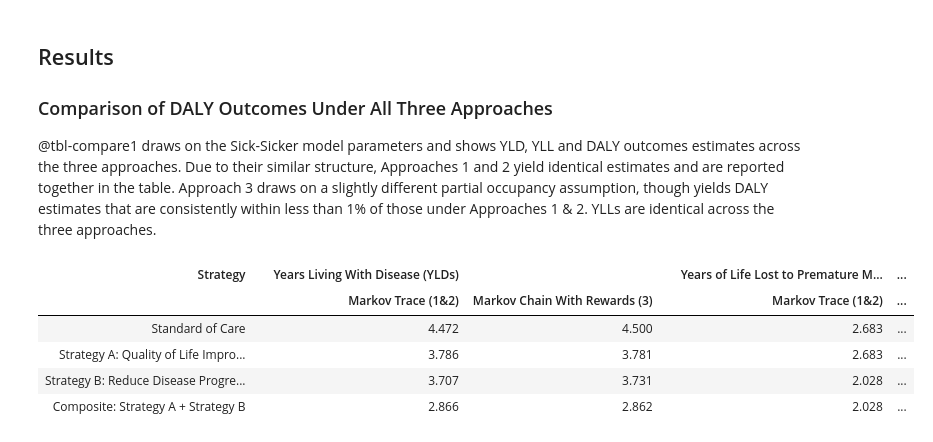
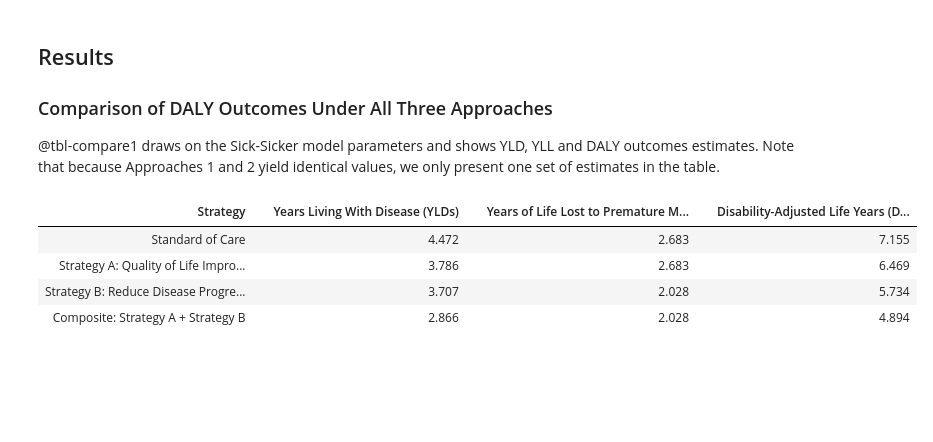
Before and after one commit to graveja0/dalys, a Jupyter notebook: index.embed.ipynb, the cells around one changed output. Cells and saved outputs as stored; diff of their text form; code cells hidden in the pictures; blank space fills up the shorter version.

```diff
--- a/index.embed.ipynb
+++ b/index.embed.ipynb
@@ -200,7 +167,7 @@ params_ <- list(
     u_trtA = 0.95, # utility weight for treatment A (S1 state)
     dw_trtA = 0.05,    # Disability weight for sick under treatment A
 
-    c_trtB = 12000, # cost of treatment B
+    c_trtB = 13000, # cost of treatment B
     hr_S1S2_trtB = 0.6, # reduction in rate of disease progression
 
     df_ExR =
@@ -1601,52 +1027,40 @@ result3 <- cbind(LY3, YLD3, YLL3, DALY3, QALY3,COST3) %>%
 
 ### Comparison of DALY Outcomes Under All Three Approaches
 
-@tbl-compare1 draws on the Sick-Sicker model parameters and shows YLD, YLL and DALY outcomes estimates across the three approaches. Due to their similar structure, Approaches 1 and 2 yield identical estimates and are reported together in the table. Approach 3 draws on a slightly different partial occupancy assumption, though yields DALY estimates that are consistently within less than 1% of those under Approaches 1 & 2. YLLs are identical across the three approaches.
+@tbl-compare1 draws on the Sick-Sicker model parameters and shows YLD, YLL and DALY outcomes estimates. Note that because Approaches 1 and 2 yield identical values, we only present one set of estimates in the table.
 # %%
 tab <-
   result1 %>%
-  bind_rows(result3) %>%
   select(approach,strategy,YLD,YLL,DALY) %>%
   gather(outcome,value,-strategy,-approach) %>%
   mutate(approach = case_when(
     approach == "Markov Trace" ~ "1-2",
     .default = "3"
   )) %>%
   unite(outcome,outcome,approach) %>%
   pivot_wider(names_from = outcome, values_from = value) %>%
   mutate(strategy = case_when(
     strategy ==  "SoC" ~ "Standard of Care",
     strategy == "A" ~ "Strategy A: Quality of Life Improvement",
     strategy == "B" ~ "Strategy B: Reduce Disease Progression",
     strategy == "AB" ~ "Composite: Strategy A + Strategy B"
   ))  %>%
   janitor::clean_names()   %>%
   mutate_at(vars(-strategy), function(x) format_number(x))
 
 tab %>% flextable(
-  col_keys = c("strategy","blah","yld_1_2","yld_3","foo","yll_1_2","yll_3","foo2","daly_1_2","daly_3")) %>%
-  #set_table_properties(layout="autofit") %>%
-  set_header_labels(
-    strategy = "",
-    foofoo = "",
-    yld_1_2 = "Markov Trace (1&2)",
-    yll_1_2 = "Markov Trace (1&2)",
-    daly_1_2 = "Markov Trace (1&2)",
-    yll_3 = "Markov Chain With Rewards (3)"  ,
-    yld_3 = "Markov Chain With Rewards (3)"   ,
-    daly_3 = "Markov Chain With Rewards (3)"
-  ) %>%
-  add_header_row( values = c("Strategy","","Years Living With Disease (YLDs)","","Years of Life Lost to Premature Mortality (YLLs)","","Disability-Adjusted Life Years (DALYs)"),colwidths = c(1,1,2,1,2,1,2)) %>%
+  col_keys = c("strategy","blah","yld_1_2","foo","yll_1_2","foo2","daly_1_2")) %>%
+  delete_part("header")  %>%
+  add_header_row( values = c("Strategy","","Years Living With Disease (YLDs)","","Years of Life Lost to Premature Mortality (YLLs)","","Disability-Adjusted Life Years (DALYs)"),colwidths = c(1,1,1,1,1,1,1)) %>%
   align(part="header",align="right") %>%
   align(part = "body", align = "right") %>%
   width(j = 1, width=2) %>%
   width(j=2:7,width=.75) %>%
   flextable::theme_vanilla() %>%
   empty_blanks()
 # %% [output]
-| Strategy |  | Years Living With Disease (YLDs) |  |  | Years of Life Lost to Premature M... | ... |
-|  |  | Markov Trace (1&2) | Markov Chain With Rewards (3) |  | Markov Trace (1&2) | ... |
-| Standard of Care |  | 4.472 | 4.500 |  | 2.683 | ... |
-| Strategy A: Quality of Life Impro... |  | 3.786 | 3.781 |  | 2.683 | ... |
-| Strategy B: Reduce Disease Progre... |  | 3.707 | 3.731 |  | 2.028 | ... |
-| Composite: Strategy A + Strategy B |  | 2.866 | 2.862 |  | 2.028 | ... |
+| Strategy |  | Years Living With Disease (YLDs) |  | Years of Life Lost to Premature M... |  | Disability-Adjusted Life Years (D... |
+| Standard of Care |  | 4.472 |  | 2.683 |  | 7.155 |
+| Strategy A: Quality of Life Impro... |  | 3.786 |  | 2.683 |  | 6.469 |
+| Strategy B: Reduce Disease Progre... |  | 3.707 |  | 2.028 |  | 5.734 |
+| Composite: Strategy A + Strategy B |  | 2.866 |  | 2.028 |  | 4.894 |
```
Also changed, not shown: parts of 16 cells of this notebook, 11 other files.
